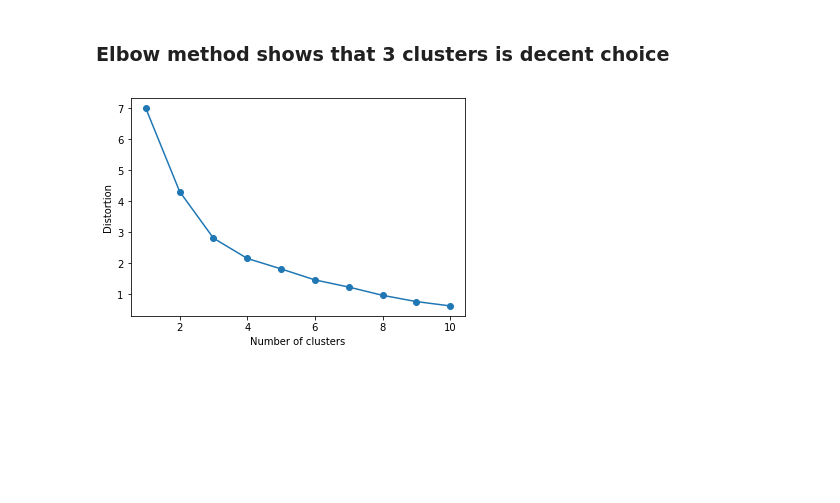
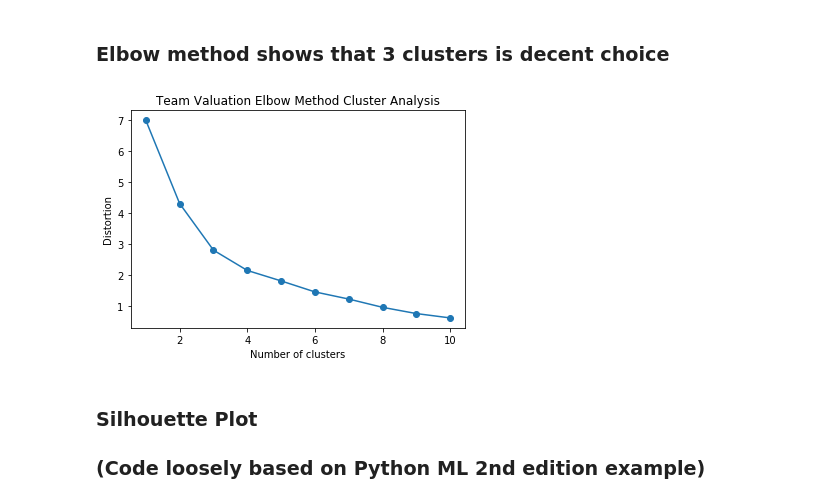
Before and after one commit to noahgift/socialpowernba, a Jupyter notebook: notebooks/exploring_team_valuation_nba.ipynb, the cells around one changed output. Cells and saved outputs as stored; diff of their text form; code cells hidden in the pictures; blank space fills up the shorter version.

Commit message:
adding more cluster breakthrough

```diff
--- a/notebooks/exploring_team_valuation_nba.ipynb
+++ b/notebooks/exploring_team_valuation_nba.ipynb
@@ -339,19 +341,21 @@ geom_point(size=400) + scale_color_gradient(low = 'red', high = 'blue')
 # %%
 distortions = []
 for i in range(1, 11):
     km = KMeans(n_clusters=i,
             init='k-means++',
             n_init=10,
             max_iter=300,
             random_state=0)
     km.fit(scaler.transform(numerical_df))
     distortions.append(km.inertia_)
 
 plt.plot(range(1,11), distortions, marker='o')
 plt.xlabel('Number of clusters')
 plt.ylabel('Distortion')
+plt.title("Team Valuation Elbow Method Cluster Analysis")
 plt.show()
 # %% [output]
-[figure, old version]
+[figure, new version]
-# %% [markdown]
-###
+# %% [markdown]
+### Silhouette Plot
+### (Code loosely based on Python ML 2nd edition example)
```
Also changed, not shown: parts of 6 cells of this notebook.
